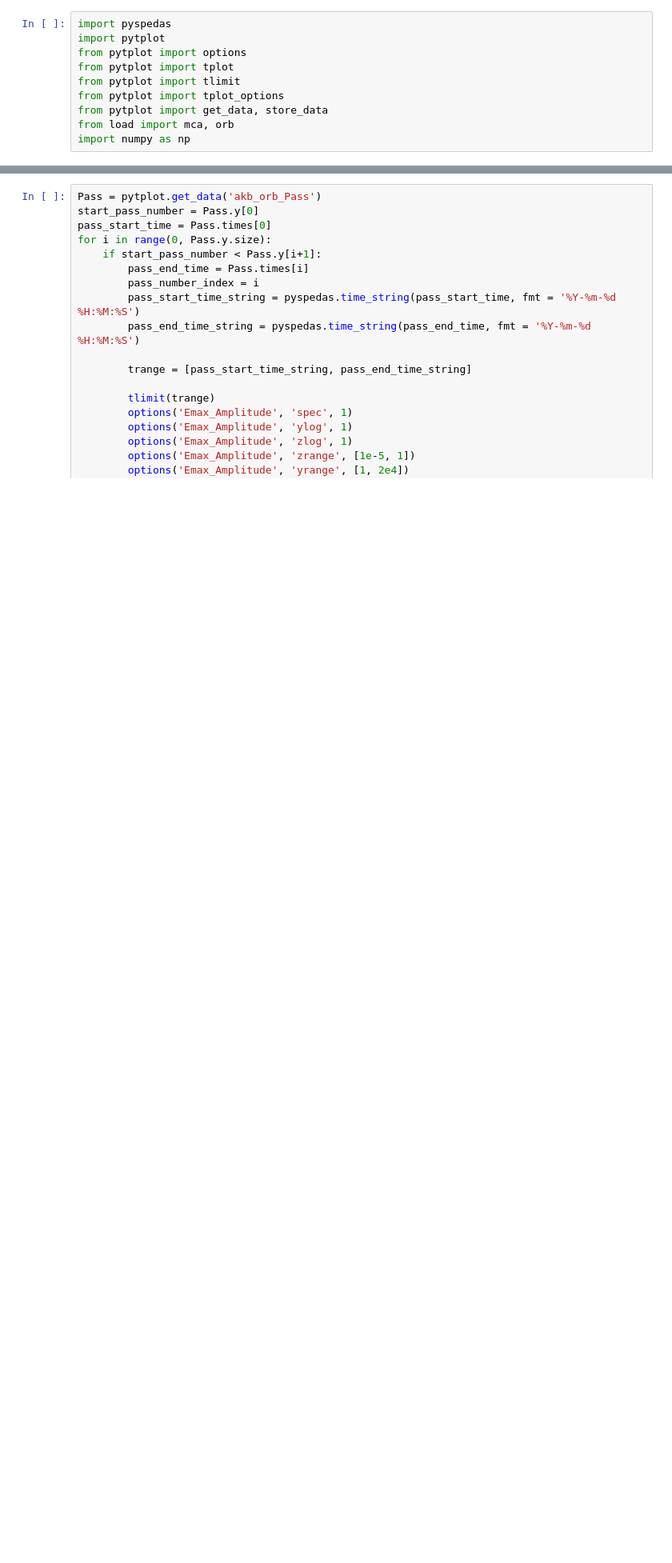
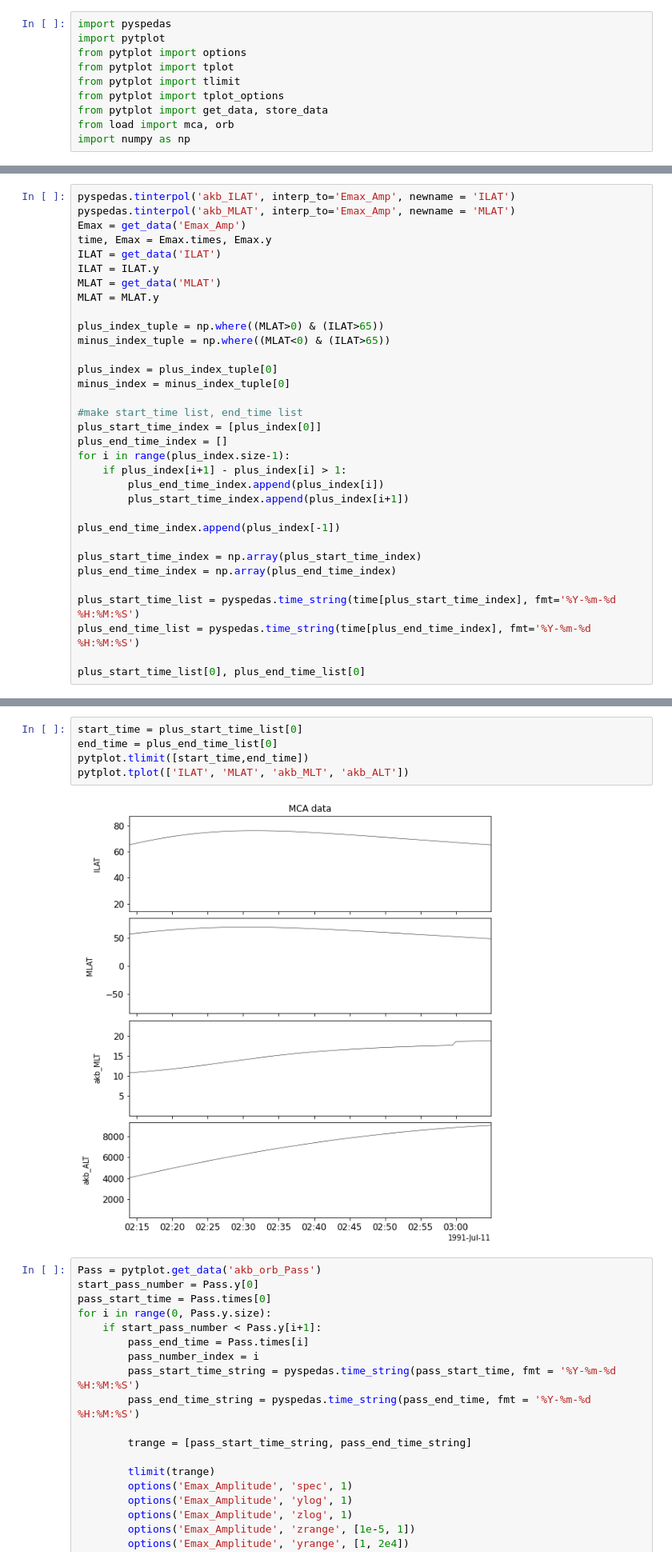
Before and after one commit to shuji-onosawa/Akebono_analysis_old, a Jupyter notebook: VLF_mca/Akebono_analysis.ipynb, the cells around one changed output, grey strips where cells are left out. Shown at 80% size. Saved outputs shown, nothing was run; the diff lists cells and outputs as text; blank space fills up the shorter version.

Commit message:
limit hemisphere, ILAT range

```diff
--- a/VLF_mca/Akebono_analysis.ipynb
+++ b/VLF_mca/Akebono_analysis.ipynb
@@ -106,0 +74,33 @@ ValueError: Invalid vmin or vmax
+# %%
+pyspedas.tinterpol('akb_ILAT', interp_to='Emax_Amp', newname = 'ILAT')
+pyspedas.tinterpol('akb_MLAT', interp_to='Emax_Amp', newname = 'MLAT')
+Emax = get_data('Emax_Amp')
+time, Emax = Emax.times, Emax.y
+ILAT = get_data('ILAT')
+ILAT = ILAT.y
+MLAT = get_data('MLAT')
+MLAT = MLAT.y
+
+plus_index_tuple = np.where((MLAT>0) & (ILAT>65))
+minus_index_tuple = np.where((MLAT<0) & (ILAT>65))
+
+plus_index = plus_index_tuple[0]
+minus_index = minus_index_tuple[0]
+
+#make start_time list, end_time list
+plus_start_time_index = [plus_index[0]]
+plus_end_time_index = []
+for i in range(plus_index.size-1):
+    if plus_index[i+1] - plus_index[i] > 1:
+        plus_end_time_index.append(plus_index[i])
+        plus_start_time_index.append(plus_index[i+1])
+
+plus_end_time_index.append(plus_index[-1])
+
+plus_start_time_index = np.array(plus_start_time_index)
+plus_end_time_index = np.array(plus_end_time_index)
+
+plus_start_time_list = pyspedas.time_string(time[plus_start_time_index], fmt='%Y-%m-%d %H:%M:%S')
+plus_end_time_list = pyspedas.time_string(time[plus_end_time_index], fmt='%Y-%m-%d %H:%M:%S')
+
+plus_start_time_list[0], plus_end_time_list[0]
@@ -107,3 +111,10 @@ ValueError: Invalid vmin or vmax
+# %%
+start_time = plus_start_time_list[0]
+end_time = plus_end_time_list[0]
+pytplot.tlimit([start_time,end_time])
+pytplot.tplot(['ILAT', 'MLAT', 'akb_MLT', 'akb_ALT'])
+# %% [output]
+[figure, added]
 # %%
 Pass = pytplot.get_data('akb_orb_Pass')
 start_pass_number = Pass.y[0]
```
Also changed, not shown: parts of 6 cells of this notebook, 6 other files.
